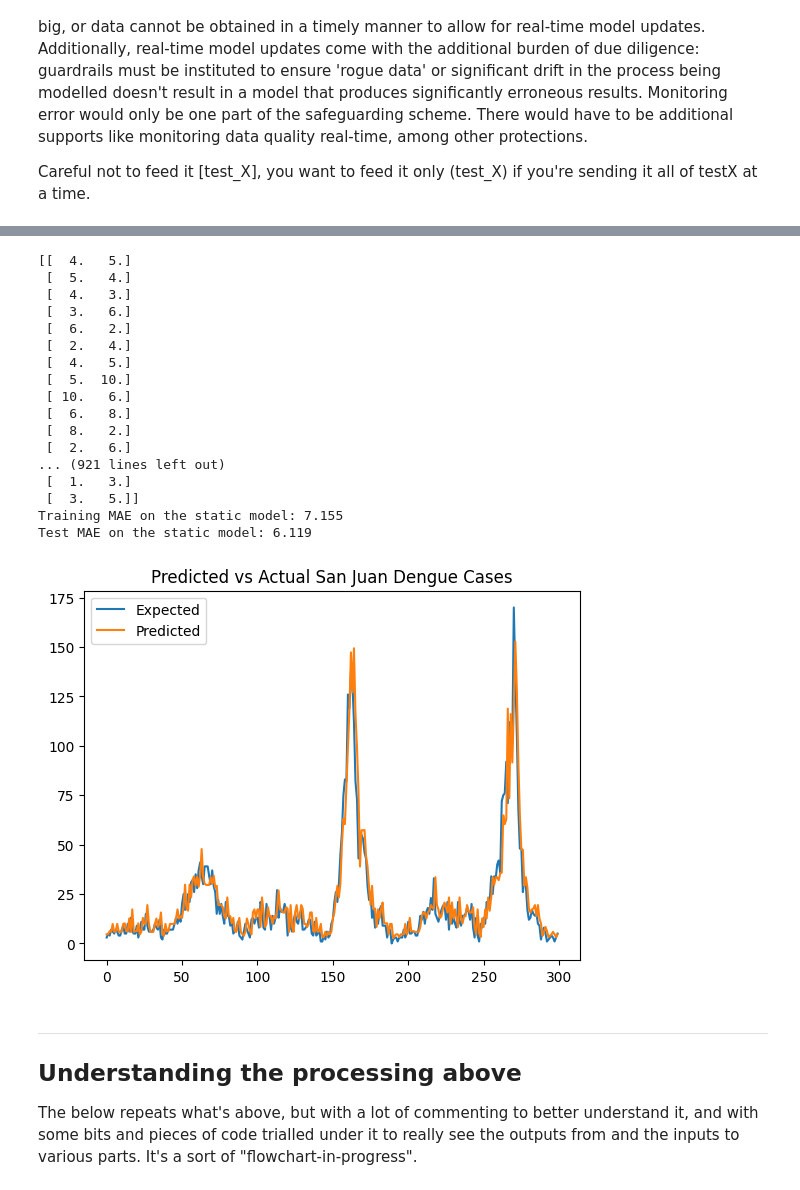
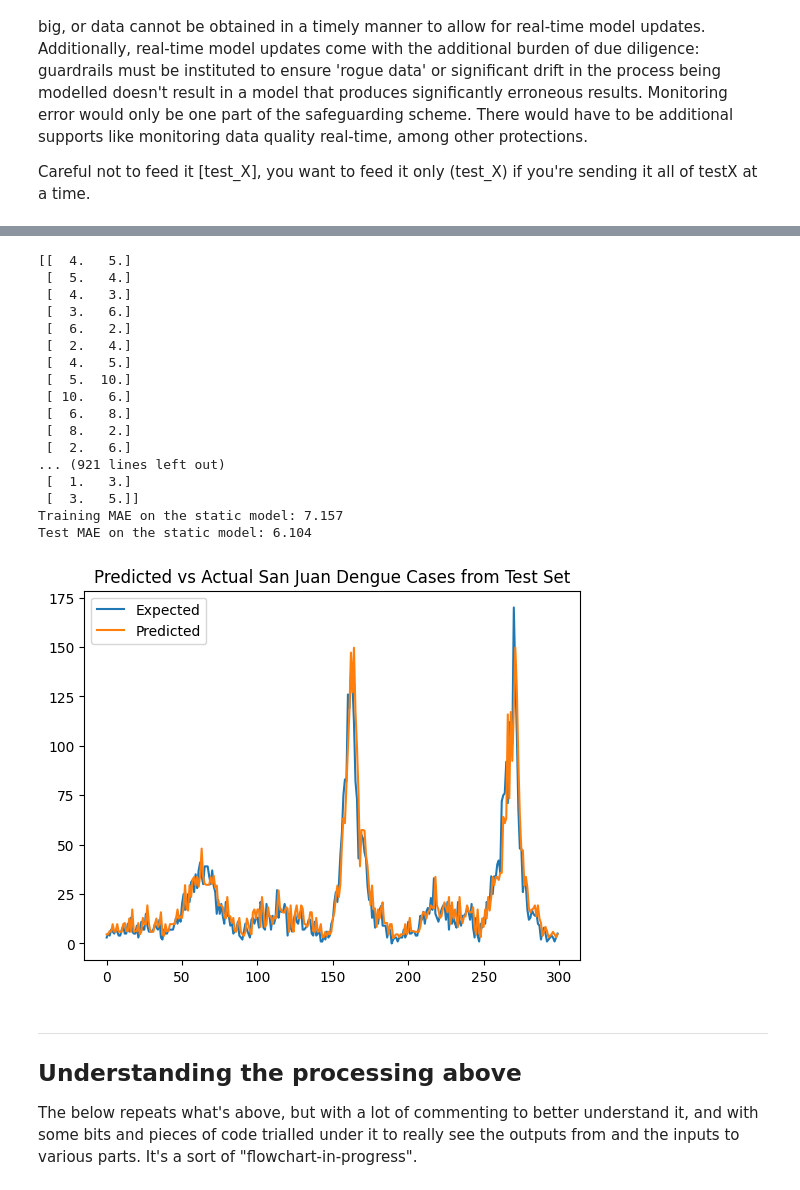
Before and after one commit to ValerieDier/multivariate_timeseries_forecasting_dengue, a Jupyter notebook: notebooks/rf_trial_nlags_UV.ipynb, the cells around one changed output, grey strips where cells are left out. Drawn from its saved outputs; the diff is of its cells as text; code cells hidden in the pictures.

```diff
--- a/notebooks/rf_trial_nlags_UV.ipynb
+++ b/notebooks/rf_trial_nlags_UV.ipynb
@@ -993,64 +496,65 @@ Going from 100 to 300.  It's fast, it can handle it.  MAE 6.  Cool.  Now let's d
 # %%
 # Pull the data that is output from series_to_supervised
-print(data) # 2 columns (y(t-1), y(t)) as expected
+print(data)
 
 # Split the data into a training set and a test set; the training set is used to fit the model
-# takes first rows up to last n_test (12) rows, all columns (so lagged y and y(t))
-train, test = train_test_split(data, 300)
+train, test = train_test_split_rows_reserved(data, 300)
+
+# makes a list of arrays [y(t-1), y(t)]
 history = [x for x in train]
-# basically the output of series_to_supervised (data); each row made into array [y(t-1), y(t)] - it's an array (or list) of arrays
-#history
 
 # Take the entire test set and assign the all but the last column to X as the features (lagged y) and the last column is Y as the target (y(t))
 testX, testy = test[:, :-1], test[:, -1]
 
 # history ends up as 'train' in the random_forest_forecast function. Appropriate substitutions made.
-# back to the array we had before with train prior to it being fed to [x for x in train].
-# Not sure why the back and forth.  It's the 2 columns of training data:, y(t-1), y(t).
+# not certain why we're circling back to the array we had before: train prior to it being fed to [x for x in train].
+# It's still just the 2 columns of training data:, y(t-1), y(t).
 history = asarray(history)
-# again, history subbed in per parameters fed to random_forest_forecast function; keeps all rows, but separates lagged y and y(t)
+
+# again, history subbed in per parameters fed to random_forest_forecast function;
+# keeps all rows, but separates lagged y and y(t)
 trainX, trainy = history[:, :-1], history[:, -1]
 model_static = RandomForestRegressor(n_estimators=1000)
 model_static.fit(trainX, trainy)
 
-# now predict y(t) using testX (last 12/n_test rows of lagged y)
+# now predict y(t) using testX (last n_test rows of lagged y)
 yhat_static_test = model_static.predict(testX)
 yhat_static_test
 #print('>Test expected=%.1f, Test predicted=%.1f' % (testy, yhat_static_test))
 yhat_static_train = model_static.predict(trainX)
 yhat_static_train
 #print('>Train expected=%.1f, Train predicted=%.1f' % (trainy, yhat_static_train))
 
 MAE_static_train = mean_absolute_error(trainy, yhat_static_train)
 print('Training MAE on the static model: %.3f' % MAE_static_train)
-MAE_static_test = mean_absolute_error(test[:, -1], yhat_static_test)
+MAE_static_test = mean_absolute_error(testy, yhat_static_test) # not sure why we're not using testy here
 print('Test MAE on the static model: %.3f' % MAE_static_test)
 
 # plot actual and predicted
-pyplot.plot(test[:, -1], label='Expected')
+pyplot.plot(testy, label='Expected')
 pyplot.plot(yhat_static_test, label='Predicted')
-pyplot.title("Predicted vs Actual San Juan Dengue Cases")
+pyplot.title("Predicted vs Actual San Juan Dengue Cases from Test Set")
 pyplot.legend()
 pyplot.show()
 # %% [output]
 [[  4.   5.]
  [  5.   4.]
  [  4.   3.]
  [  3.   6.]
  [  6.   2.]
  [  2.   4.]
  [  4.   5.]
  [  5.  10.]
  [ 10.   6.]
  [  6.   8.]
  [  8.   2.]
  [  2.   6.]
 ... (921 lines left out)
  [  1.   3.]
  [  3.   5.]]
-Training MAE on the static model: 7.155
-Test MAE on the static model: 6.119
+Training MAE on the static model: 7.157
+Test MAE on the static model: 6.104
-[figure, old version]
+[figure, new version]
 # %%
 # # Just to understand what's being sent to `.predict()` (structure)
 #testX
```
Also changed, not shown: parts of 18 cells of this notebook, 5 other files.
